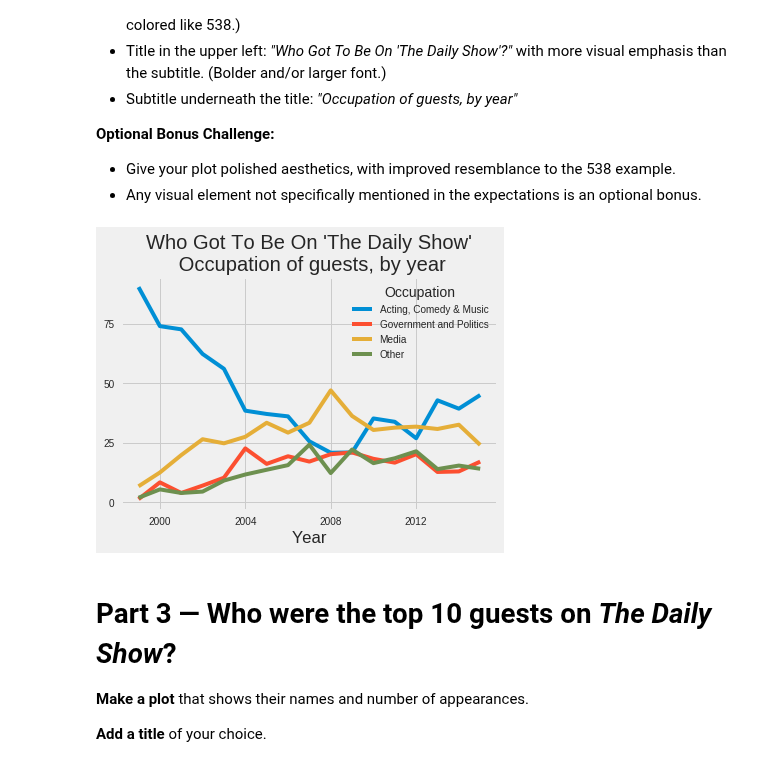
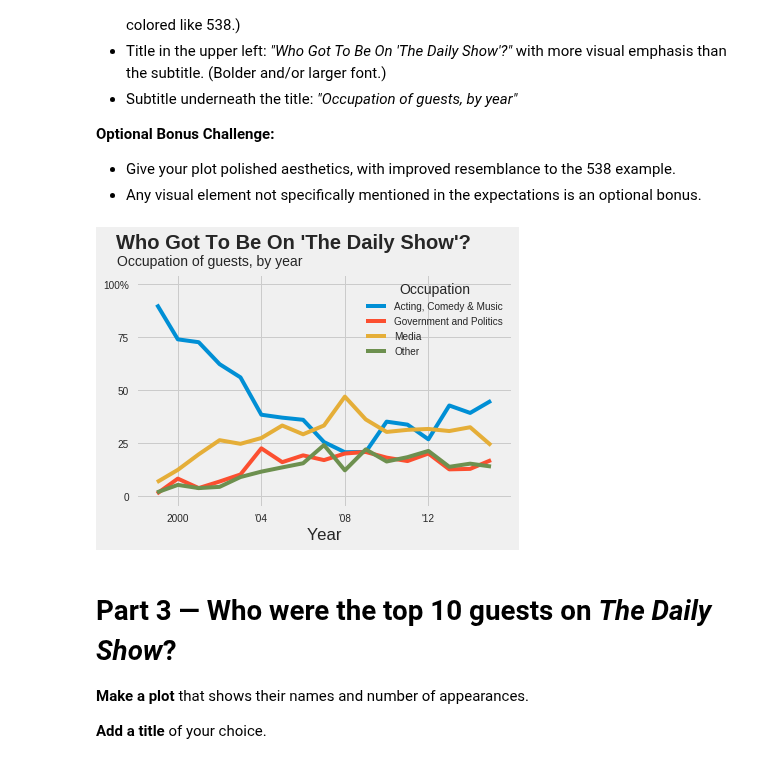
Before and after one commit to bloominstituteoftechnology/DS-Unit-1-Sprint-3-Data-Storytelling, a Jupyter notebook: DS_Unit_1_Sprint_Challenge_3_Data_Storytelling.ipynb, the cells around one changed output. Cells and saved outputs as stored; diff of their text form; code cells hidden in the pictures.

```diff
--- a/DS_Unit_1_Sprint_Challenge_3_Data_Storytelling.ipynb
+++ b/DS_Unit_1_Sprint_Challenge_3_Data_Storytelling.ipynb
@@ -121,12 +121,18 @@ display(example)
 # %%
 plt.style.use('fivethirtyeight')
 ax = job_table.plot();
-ax.set(xticks=[2000, 2004, 2008, 2012],
-       yticks=range(0,100,25));
+ax.set(xlim=[1998, 2016], ylim=[-5,105]);
+ax.set_xticks([2000, 2004, 2008, 2012]);
+ax.set_xticklabels(['2000', "'04", "'08", "'12"]);
+ax.set_yticks([0, 25, 50, 75, 100]);
+ax.set_yticklabels(['0', '25', '50', '75', '100%']);
 
-ax.set_title("Who Got To Be On 'The Daily Show'\n Occupation of guests, by year");
+ax.set_title("Who Got To Be On 'The Daily Show'?",
+             pad=25, fontweight='bold',
+             x=0.42, y=1);
+ax.text(x=1997.1, y=109, s='Occupation of guests, by year');
 # %% [output]
-[figure, old version]
+[figure, new version]
 # %% [markdown]
 # Part 3 — Who were the top 10 guests on _The Daily Show_?
 
```
